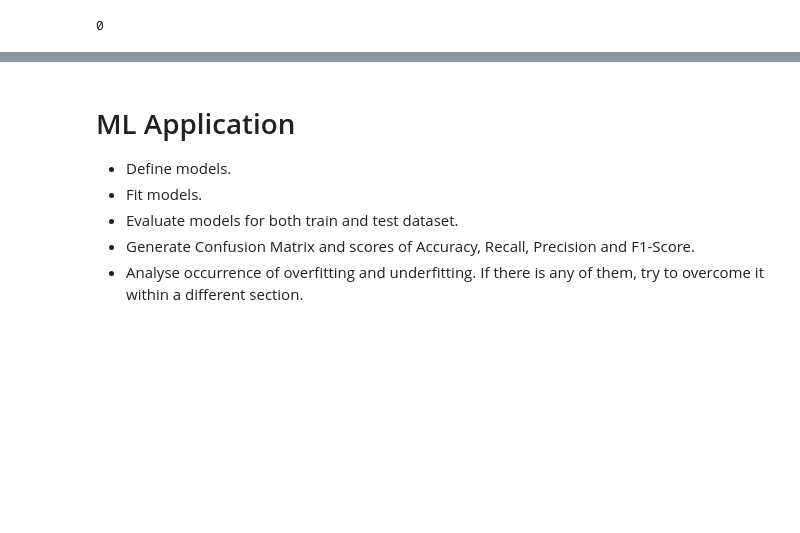
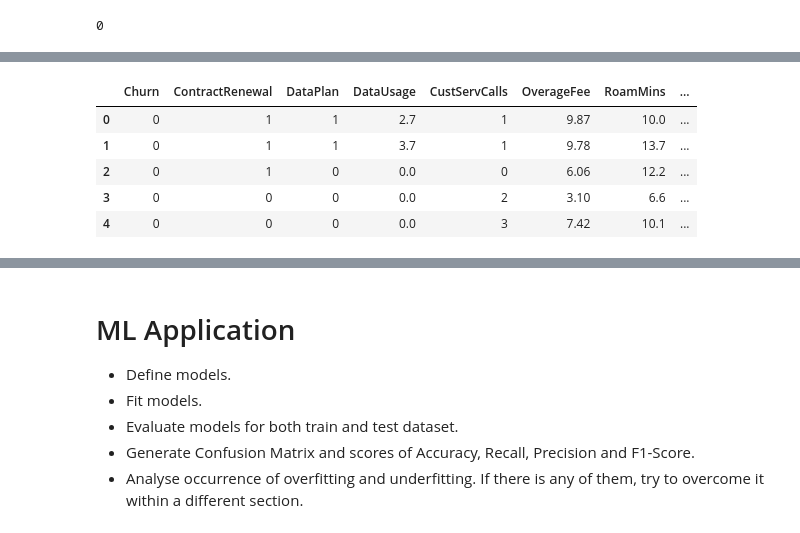
Before and after one commit to RancyChepchirchir/ML_Course_9-11-20, a Jupyter notebook: Project/09-11-2020 ML Course Nigeria Project 'Rancy_Chepchirchir'.ipynb, the cells around one changed output, grey strips where cells are left out. Saved outputs shown, nothing was run; the diff lists cells and outputs as text; code cells hidden in the pictures; blank space fills up the shorter version.

```diff
--- a/Project/09-11-2020 ML Course Nigeria Project 'Rancy_Chepchirchir'.ipynb
+++ b/Project/09-11-2020 ML Course Nigeria Project 'Rancy_Chepchirchir'.ipynb
@@ -151,0 +161,25 @@ NameError: name 'dataset' is not defined
+# %%
+#scaling features
+
+#feature scaling
+from sklearn.preprocessing import StandardScaler, RobustScaler
+
+# RobustScaler is less prone to outliers.
+std_scaler = StandardScaler()
+rob_scaler = RobustScaler()
+
+data['scaled_AccountWeeks'] = std_scaler.fit_transform(data['AccountWeeks'].values.reshape(-1,1))
+data['scaled_DayMins'] = std_scaler.fit_transform(data['DayMins'].values.reshape(-1,1))
+data['scaled_DayCalls'] = std_scaler.fit_transform(data['DayCalls'].values.reshape(-1,1))
+data['scaled_MonthlyCharge'] = std_scaler.fit_transform(data['MonthlyCharge'].values.reshape(-1,1))
+
+data.drop(['AccountWeeks','DayMins', 'DayCalls', 'MonthlyCharge'], axis=1, inplace=True)
+# %%
+data.head()
+# %% [output]
+|  | Churn | ContractRenewal | DataPlan | DataUsage | CustServCalls | OverageFee | RoamMins | ... |
+| 0 | 0 | 1 | 1 | 2.7 | 1 | 9.87 | 10.0 | ... |
+| 1 | 0 | 1 | 1 | 3.7 | 1 | 9.78 | 13.7 | ... |
+| 2 | 0 | 1 | 0 | 0.0 | 0 | 6.06 | 12.2 | ... |
+| 3 | 0 | 0 | 0 | 0.0 | 2 | 3.10 | 6.6 | ... |
+| 4 | 0 | 0 | 0 | 0.0 | 3 | 7.42 | 10.1 | ... |
```
Also changed, not shown: parts of 31 cells of this notebook.
